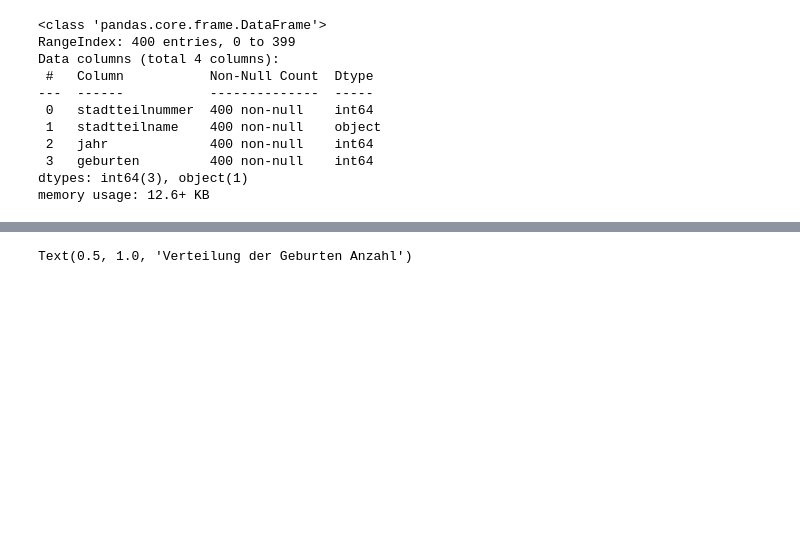
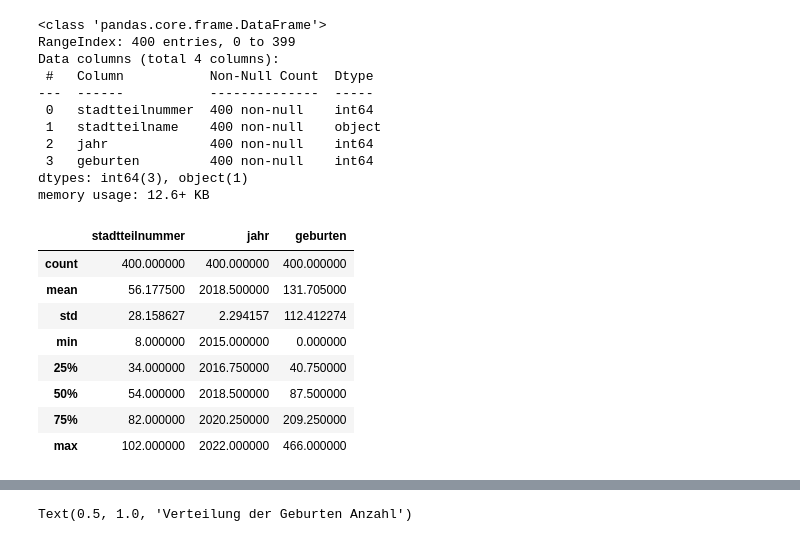
Before and after one commit to Drenaix/Births-in-Duesseldorf-2015-to-2022, a Jupyter notebook: geburten.ipynb, the cells around one changed output, grey strips where cells are left out. Cells and saved outputs as stored; diff of their text form; code cells hidden in the pictures; blank space fills up the shorter version.

```diff
--- a/geburten.ipynb
+++ b/geburten.ipynb
@@ -35,3 +48,15 @@ Data columns (total 4 columns):
  3   geburten         400 non-null    int64
 dtypes: int64(3), object(1)
 memory usage: 12.6+ KB
+# %%
+df.describe()
+# %% [output]
+|  | stadtteilnummer | jahr | geburten |
+| count | 400.000000 | 400.000000 | 400.000000 |
+| mean | 56.177500 | 2018.500000 | 131.705000 |
+| std | 28.158627 | 2.294157 | 112.412274 |
+| min | 8.000000 | 2015.000000 | 0.000000 |
+| 25% | 34.000000 | 2016.750000 | 40.750000 |
+| 50% | 54.000000 | 2018.500000 | 87.500000 |
+| 75% | 82.000000 | 2020.250000 | 209.250000 |
+| max | 102.000000 | 2022.000000 | 466.000000 |
```
Also changed, not shown: parts of 6 cells of this notebook.
